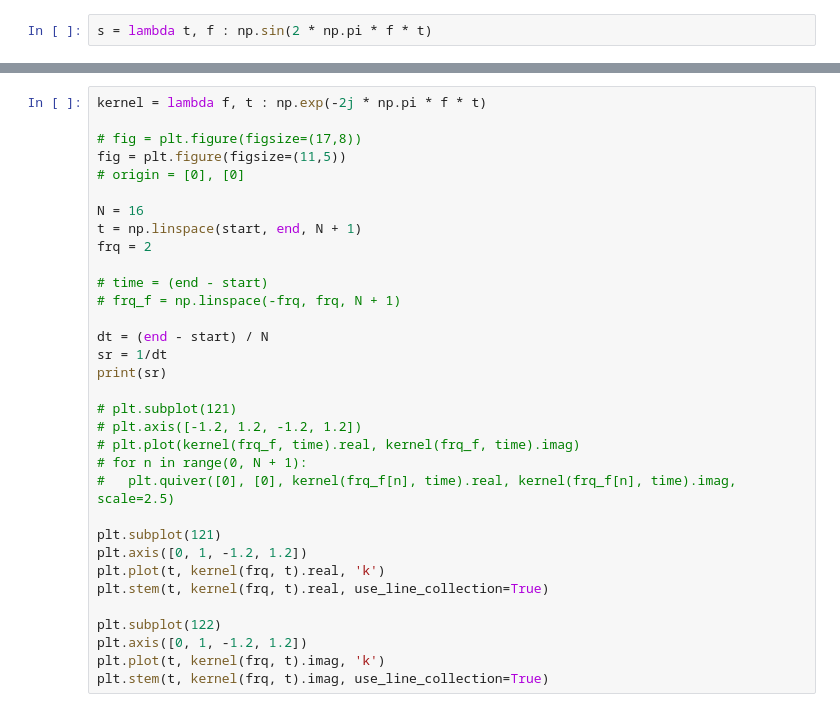
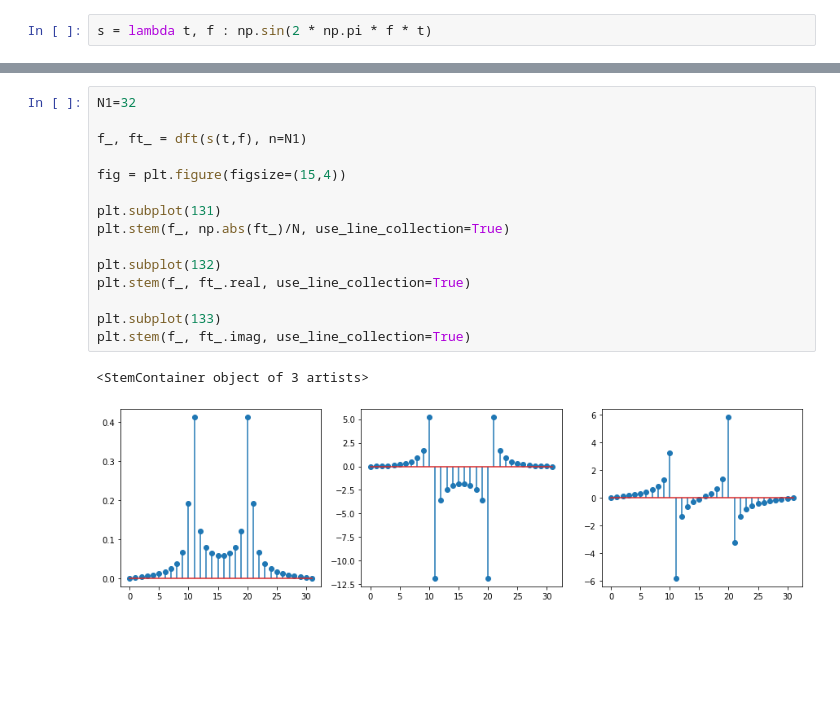
Before and after one commit to rsmarinho/pdscodes, a Jupyter notebook: dft.ipynb, the cells around one changed output, grey strips where cells are left out. Cells and saved outputs as stored; diff of their text form; blank space fills up the shorter version.

```diff
--- a/dft.ipynb
+++ b/dft.ipynb
@@ -42,33 +43,18 @@ plt.stem(np.abs(ft), use_line_collection=True)
-# %%
-kernel = lambda f, t : np.exp(-2j * np.pi * f * t)
-
-# fig = plt.figure(figsize=(17,8))
-fig = plt.figure(figsize=(11,5))
-# origin = [0], [0]
-
-N = 16
-t = np.linspace(start, end, N + 1)
-frq = 2
-
-# time = (end - start)
-# frq_f = np.linspace(-frq, frq, N + 1)
-
-dt = (end - start) / N
-sr = 1/dt
-print(sr)
-
-# plt.subplot(121)
-# plt.axis([-1.2, 1.2, -1.2, 1.2])
-# plt.plot(kernel(frq_f, time).real, kernel(frq_f, time).imag)
-# for n in range(0, N + 1):
-#   plt.quiver([0], [0], kernel(frq_f[n], time).real, kernel(frq_f[n], time).imag, scale=2.5)
-
-plt.subplot(121)
-plt.axis([0, 1, -1.2, 1.2])
-plt.plot(t, kernel(frq, t).real, 'k')
-plt.stem(t, kernel(frq, t).real, use_line_collection=True)
-
-plt.subplot(122)
-plt.axis([0, 1, -1.2, 1.2])
-plt.plot(t, kernel(frq, t).imag, 'k')
-plt.stem(t, kernel(frq, t).imag, use_line_collection=True)
+# %%
+N1=32
+
+f_, ft_ = dft(s(t,f), n=N1)
+
+fig = plt.figure(figsize=(15,4))
+
+plt.subplot(131)
+plt.stem(f_, np.abs(ft_)/N, use_line_collection=True)
+
+plt.subplot(132)
+plt.stem(f_, ft_.real, use_line_collection=True)
+
+plt.subplot(133)
+plt.stem(f_, ft_.imag, use_line_collection=True)
+# %% [output]
+<StemContainer object of 3 artists>
+[figure, added]
```
Also changed, not shown: parts of 6 cells of this notebook.
